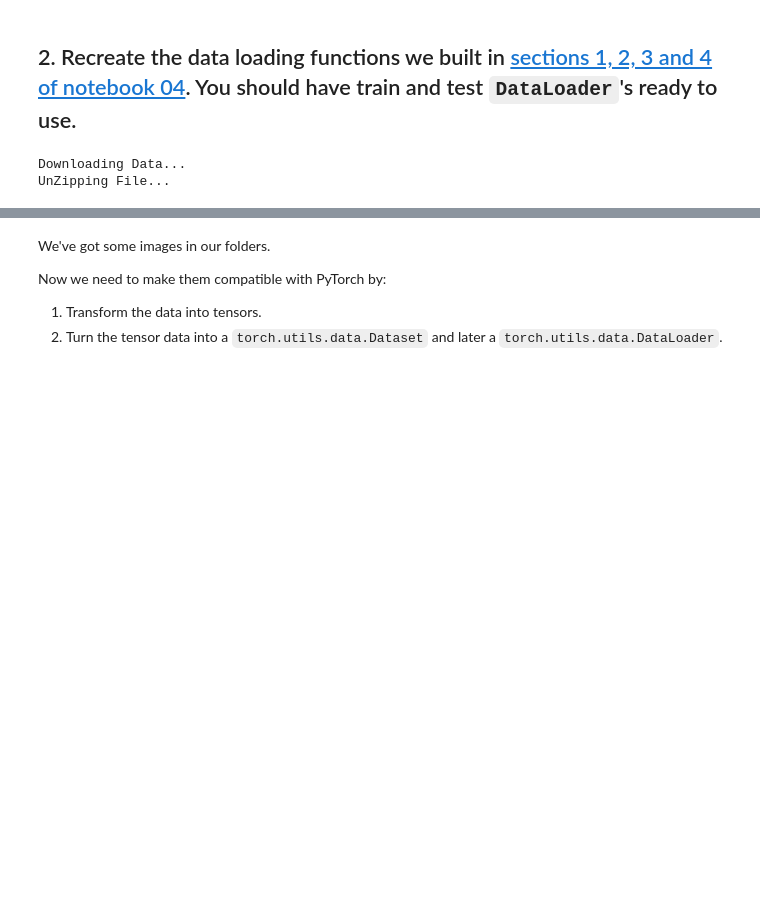
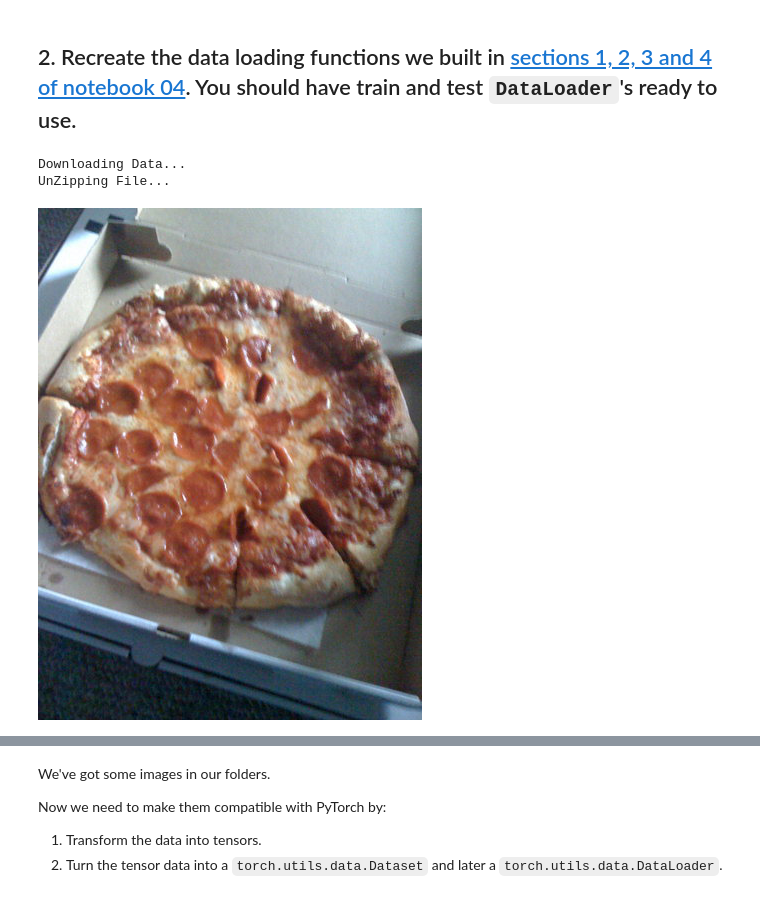
Before and after one commit to E1250/ztm-pytorch, a Jupyter notebook: 04_pytorch_custom_datasets_exercises.ipynb, the cells around one changed output, grey strips where cells are left out. Drawn from its saved outputs; the diff is of its cells as text; code cells hidden in the pictures; blank space fills up the shorter version.

```diff
--- a/04_pytorch_custom_datasets_exercises.ipynb
+++ b/04_pytorch_custom_datasets_exercises.ipynb
@@ -70,16 +70,16 @@ import requests
 import zipfile
 from pathlib import Path
 
-data_path = Path('content/pizza_steak_sushi')
+data_path = Path('pizza_steak_sushi')
 data_path.mkdir(parents = True , exist_ok = True)
 
 DATA_LINK = 'https://github.com/mrdbourke/pytorch-deep-learning/raw/main/data/pizza_steak_sushi.zip'
-with open('/content/pizza_steak_sushi.zip','wb') as f:
+with open('pizza_steak_sushi.zip','wb') as f:
   print('Downloading Data...')
   data_body = requests.get(DATA_LINK)
   f.write(data_body.content)
 
-with zipfile.ZipFile("/content/pizza_steak_sushi.zip","r") as zip_ref:
+with zipfile.ZipFile("pizza_steak_sushi.zip","r") as zip_ref:
   print('UnZipping File...')
   zip_ref.extractall('pizza_steak_sushi')
 # %% [output]
@@ -102,0 +101,15 @@ test_path = data_path / "test"
+# %%
+# Visualize an image
+import random
+from PIL import Image
+
+images_path = list(data_path.glob('*/*/*.jpg'))
+
+random_image_path = random.choice(images_path)
+
+img_class = random_image_path.parent.stem
+
+img = Image.open(random_image_path)
+img
+# %% [output]
+[figure, added]
```
Also changed, not shown: parts of 14 cells of this notebook.
